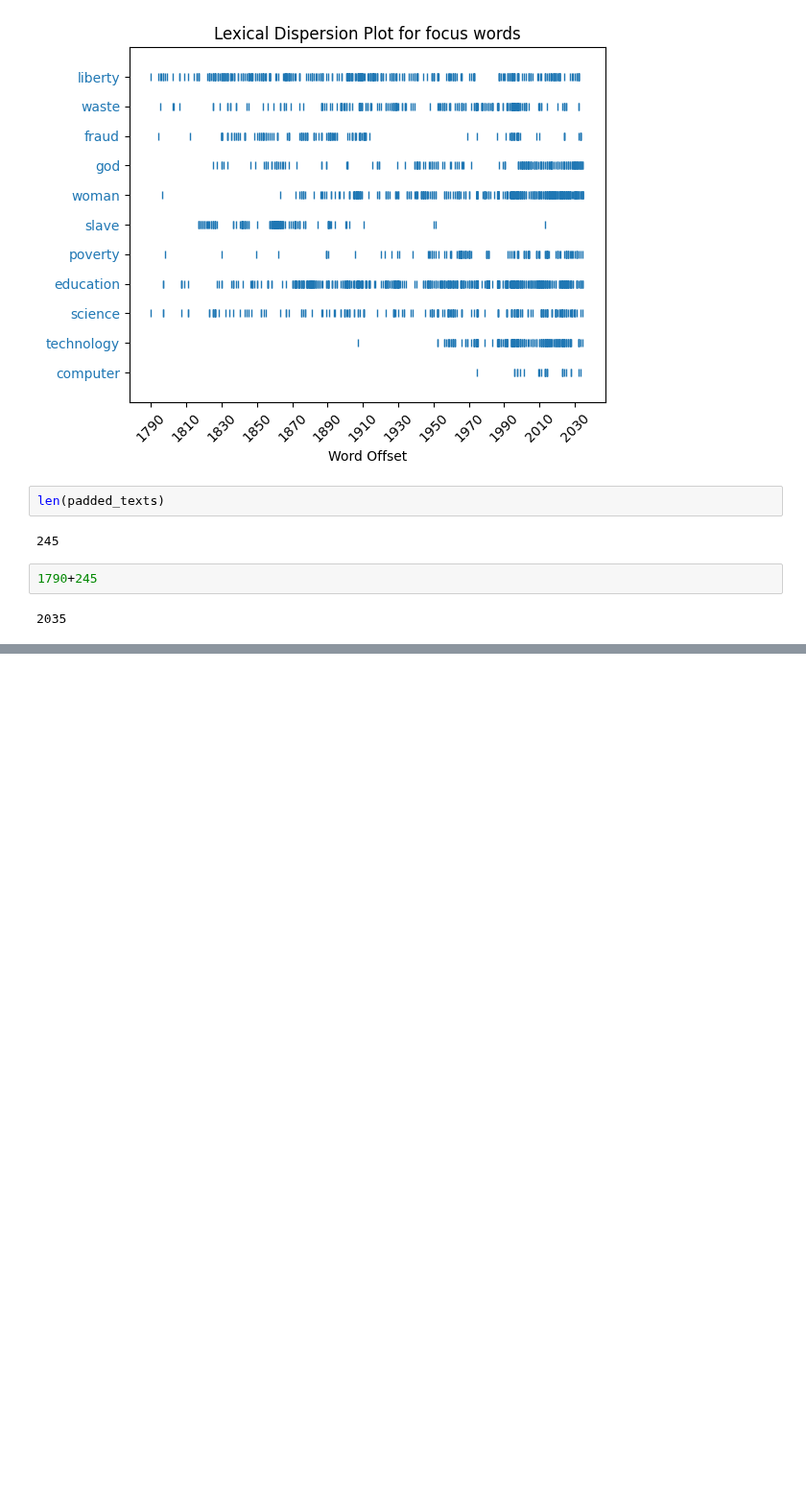
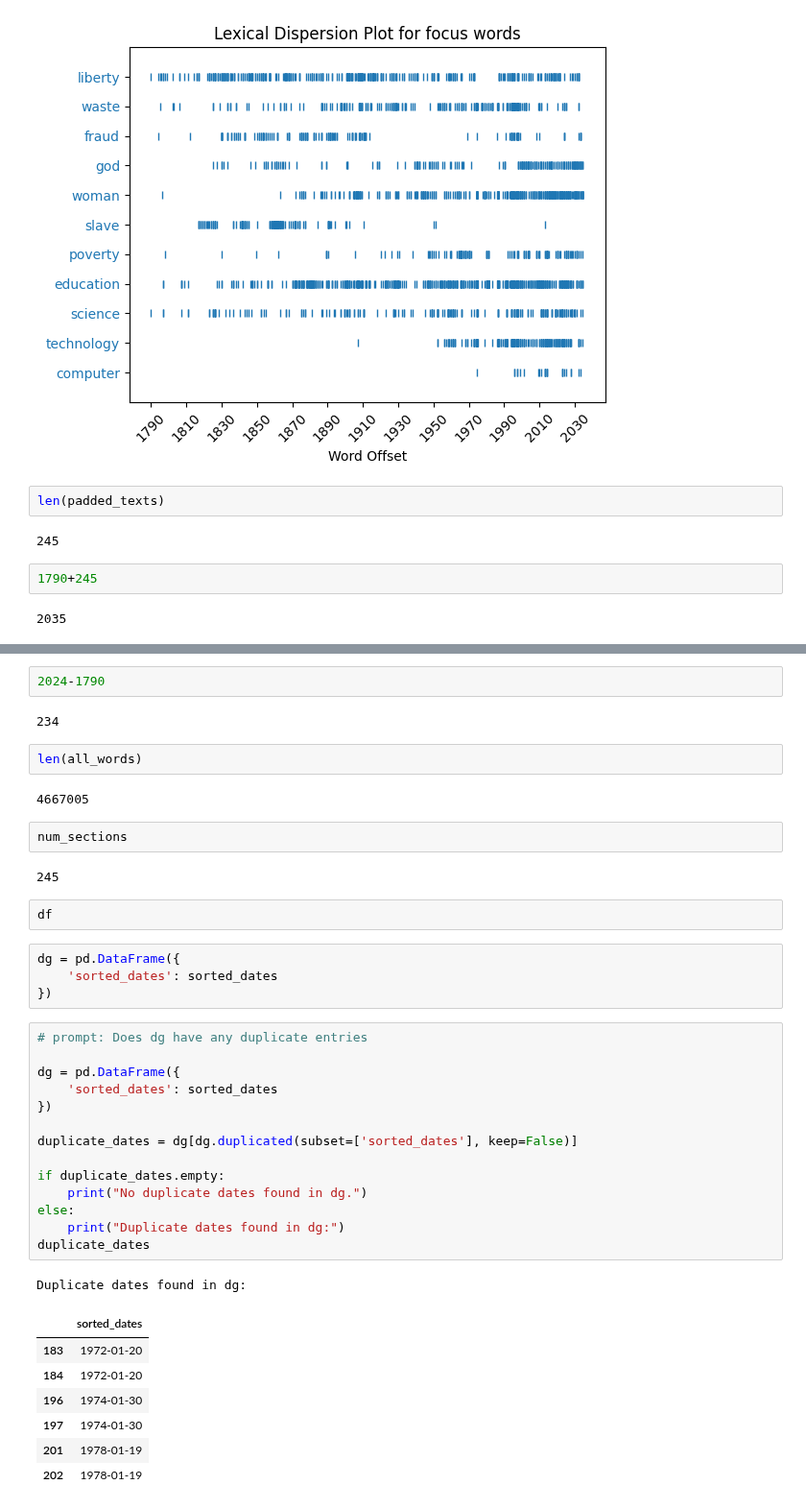
Before and after one commit to alex-smith-uwec/NLP_Spring2025, a Jupyter notebook: StateUnion.ipynb, the cells around one changed output, grey strips where cells are left out. Shown at 96% size. Cells and saved outputs as stored; diff of their text form; blank space fills up the shorter version.

```diff
--- a/StateUnion.ipynb
+++ b/StateUnion.ipynb
@@ -209,0 +222,41 @@ len(padded_texts)
+# %%
+2024-1790
+# %% [output]
+234
+# %%
+len(all_words)
+# %% [output]
+4667005
+# %%
+num_sections
+# %% [output]
+245
+# %%
+df
+# %%
+dg = pd.DataFrame({
+    'sorted_dates': sorted_dates
+})
+# %%
+# prompt: Does dg have any duplicate entries
+
+dg = pd.DataFrame({
+    'sorted_dates': sorted_dates
+})
+
+duplicate_dates = dg[dg.duplicated(subset=['sorted_dates'], keep=False)]
+
+if duplicate_dates.empty:
+    print("No duplicate dates found in dg.")
+else:
+    print("Duplicate dates found in dg:")
+duplicate_dates
+# %% [output]
+Duplicate dates found in dg:
+|  | sorted_dates |
+| 183 | 1972-01-20 |
+| 184 | 1972-01-20 |
+| 196 | 1974-01-30 |
+| 197 | 1974-01-30 |
+| 201 | 1978-01-19 |
+| 202 | 1978-01-19 |
```
Also changed, not shown: parts of 5 cells of this notebook.
